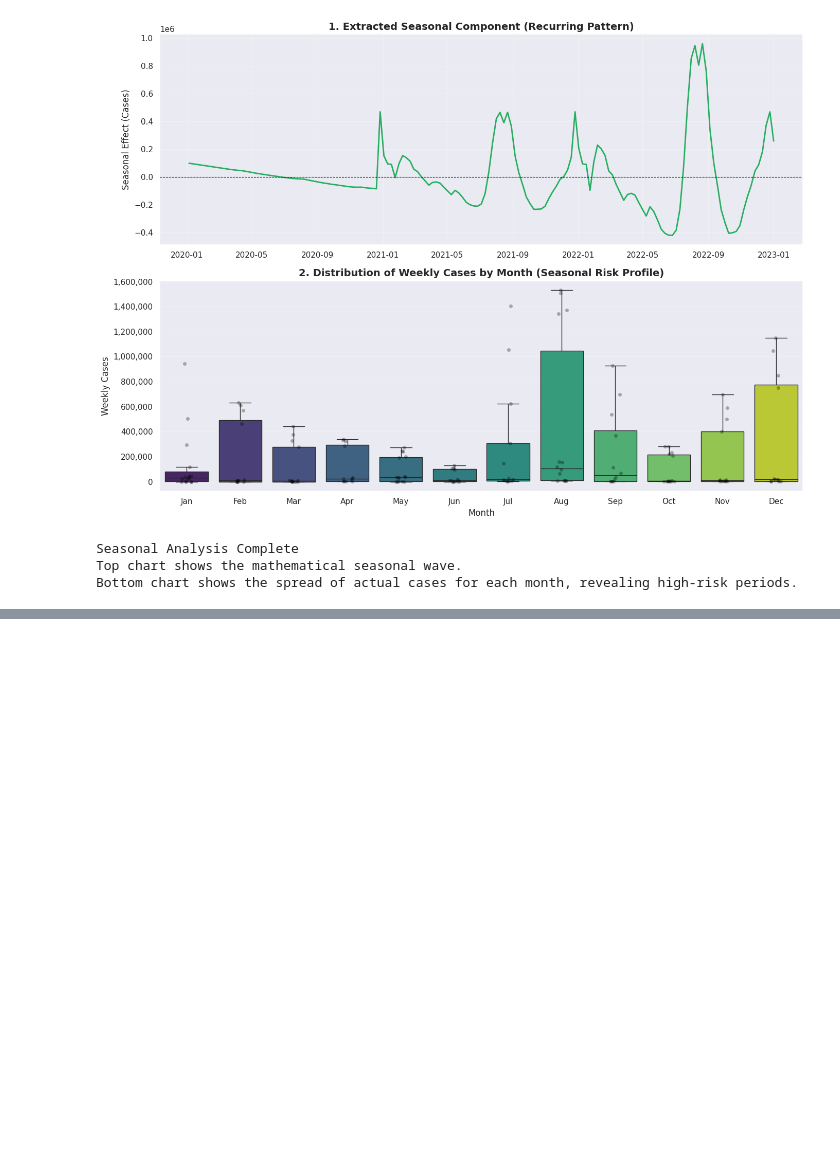
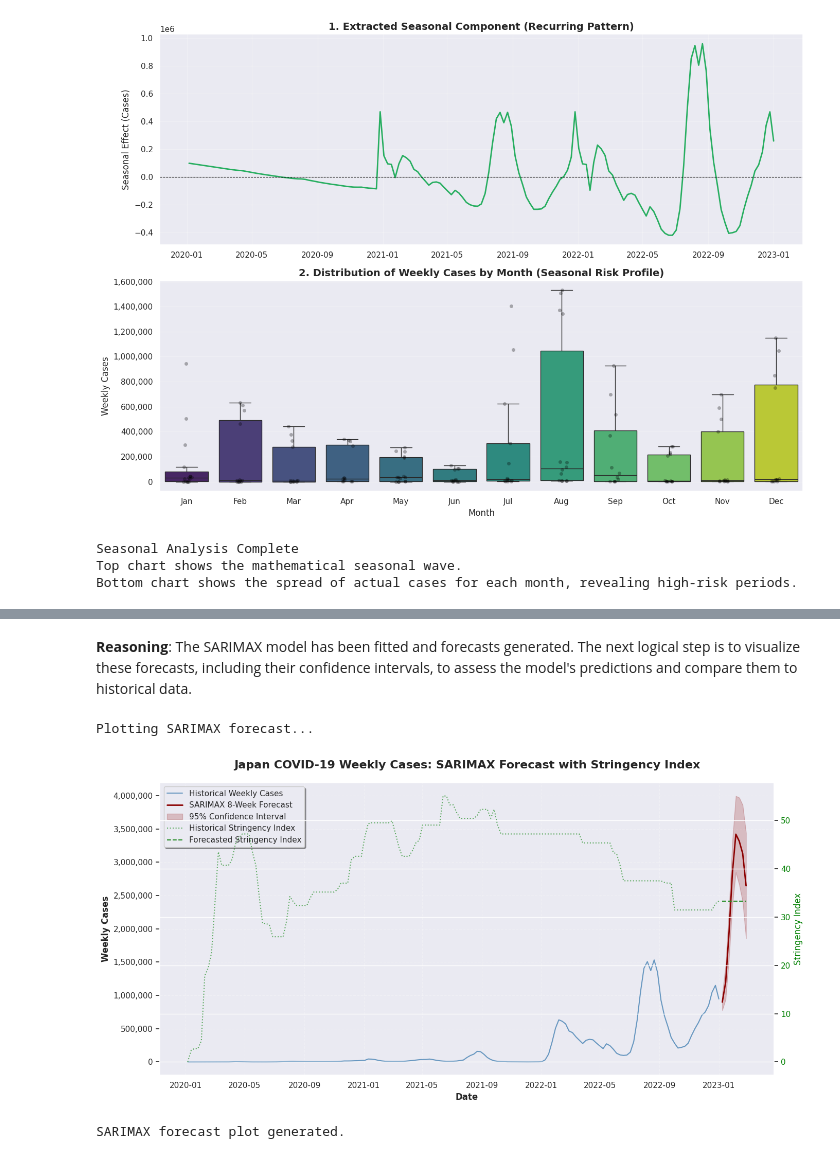
Before and after one commit to chipojaya1/myNEBDHub, a Jupyter notebook: Analyzing_Pandemmic_Response_Project_Chipo_Jaya.ipynb, the cells around one changed output, grey strips where cells are left out. Drawn from its saved outputs; the diff is of its cells as text; code cells hidden in the pictures; blank space fills up the shorter version.

```diff
--- a/Analyzing_Pandemmic_Response_Project_Chipo_Jaya.ipynb
+++ b/Analyzing_Pandemmic_Response_Project_Chipo_Jaya.ipynb
@@ -627,0 +697,17 @@ Bottom chart shows the spread of actual cases for each month, revealing high-ris
+# %%
+print("Preparing data for SARIMAX model...")
+
+# 1. Extract 'weekly_cases' (endogenous variable)
+y = wk['weekly_cases']
+
+# 2. Extract 'stringency_wk' (exogenous variable)
+exog_train = wk['stringency_wk']
+
+# 3. Determine the last observed value of 'stringency_wk' for forecasting
+last_stringency = exog_train.iloc[-1]
+
+# 4. Create an exogenous forecast array for the 8-week forecast period
+forecast_horizon = 8 # As used in the ARIMA forecasting step
+exog_forecast = pd.Series([last_stringency] * forecast_horizon, index=pd.date_range(start=y.index.max() + pd.Timedelta(days=7), periods=forecast_horizon, freq='W-SUN'))
+
+print("Data preparation complete. Endogenous variable (y), exogenous training variable (exog_train), and exogenous forecast variable (exog_forecast) are ready.")
@@ -627,0 +774,46 @@ Bottom chart shows the spread of actual cases for each month, revealing high-ris
+# %% [markdown]
+**Reasoning**:
+The SARIMAX model has been fitted and forecasts generated. The next logical step is to visualize these forecasts, including their confidence intervals, to assess the model's predictions and compare them to historical data.
+# %%
+print("Plotting SARIMAX forecast...")
+
+# Plot forecast
+fig, ax = plt.subplots(figsize=(14, 7))
+
+# Plot historical data (endogenous variable)
+ax.plot(y.index, y, label='Historical Weekly Cases', color='steelblue', alpha=0.8)
+
+# Plot SARIMAX forecast mean
+ax.plot(sarimax_mean.index, sarimax_mean, label='SARIMAX 8-Week Forecast', color='darkred', linewidth=2)
+
+# Plot SARIMAX confidence intervals
+ax.fill_between(sarimax_ci.index, sarimax_ci.iloc[:, 0], sarimax_ci.iloc[:, 1],
+                color='darkred', alpha=0.2, label='95% Confidence Interval')
+
+# Plot the exogenous variable (Stringency Index) on a secondary y-axis for context
+ax2 = ax.twinx()
+ax2.plot(exog_train.index, exog_train, label='Historical Stringency Index', color='green', linestyle=':', alpha=0.6)
+ax2.plot(exog_forecast.index, exog_forecast, label='Forecasted Stringency Index', color='forestgreen', linestyle='--', linewidth=1.5)
+ax2.set_ylabel('Stringency Index', color='green')
+ax2.tick_params(axis='y', labelcolor='green')
+
+# Formatting
+ax.set_title('Japan COVID-19 Weekly Cases: SARIMAX Forecast with Stringency Index', fontsize=16, fontweight='bold', pad=20)
+ax.set_xlabel('Date', fontsize=12, fontweight='bold')
+ax.set_ylabel('Weekly Cases', fontsize=12, fontweight='bold')
+ax.grid(True, alpha=0.3, linestyle='--')
+ax.yaxis.set_major_formatter(FuncFormatter(lambda x, p: format(int(x), ','))) # Add comma format to y-axis
+
+# Combine legends from both axes
+handles, labels = ax.get_legend_handles_labels()
+handles2, labels2 = ax2.get_legend_handles_labels()
+ax.legend(handles + handles2, labels + labels2, loc='upper left', frameon=True, shadow=True)
+
+plt.tight_layout()
+plt.show()
+
+print("SARIMAX forecast plot generated.")
+# %% [output]
+Plotting SARIMAX forecast...
+[figure, added]
+SARIMAX forecast plot generated.
```
Also changed, not shown: parts of 11 cells of this notebook.
